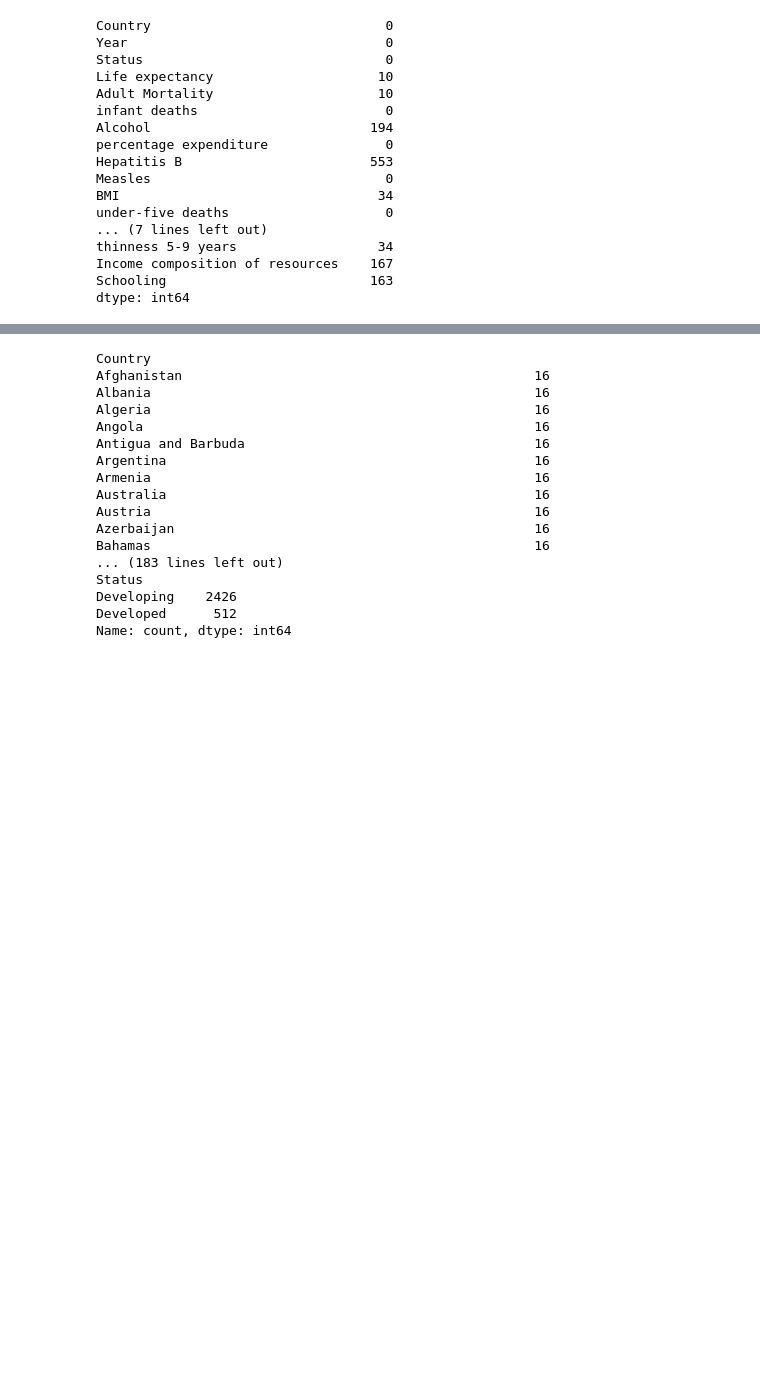
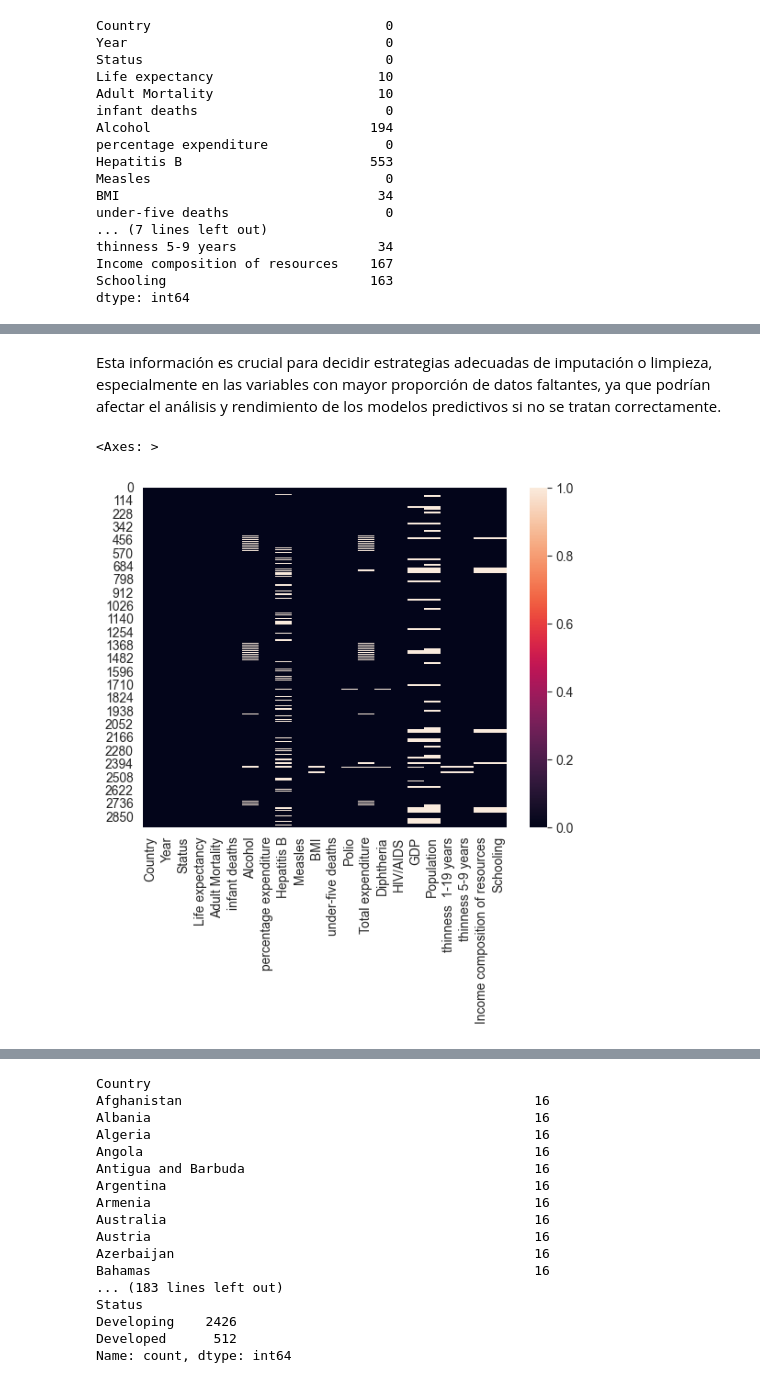
Before and after one commit to MiriamDonas00022423/ProyectoNumericoBurdenShots, a Jupyter notebook: my_regression_app/notebook/linear_regression.ipynb, the cells around one changed output, grey strips where cells are left out. Saved outputs shown, nothing was run; the diff lists cells and outputs as text; code cells hidden in the pictures; blank space fills up the shorter version.

Commit message:
Finalizacion de los dos modelos

```diff
--- a/my_regression_app/notebook/linear_regression.ipynb
+++ b/my_regression_app/notebook/linear_regression.ipynb
@@ -150,0 +206,8 @@ dtype: int64
+# %% [markdown]
+Esta información es crucial para decidir estrategias adecuadas de imputación o limpieza, especialmente en las variables con mayor proporción de datos faltantes, ya que podrían afectar el análisis y rendimiento de los modelos predictivos si no se tratan correctamente.
+# %%
+#Creando visualización de valores nulos
+sns.heatmap(data.isnull())
+# %% [output]
+<Axes: >
+[figure, added]
```
Also changed, not shown: parts of 173 cells of this notebook, 3 other files.
